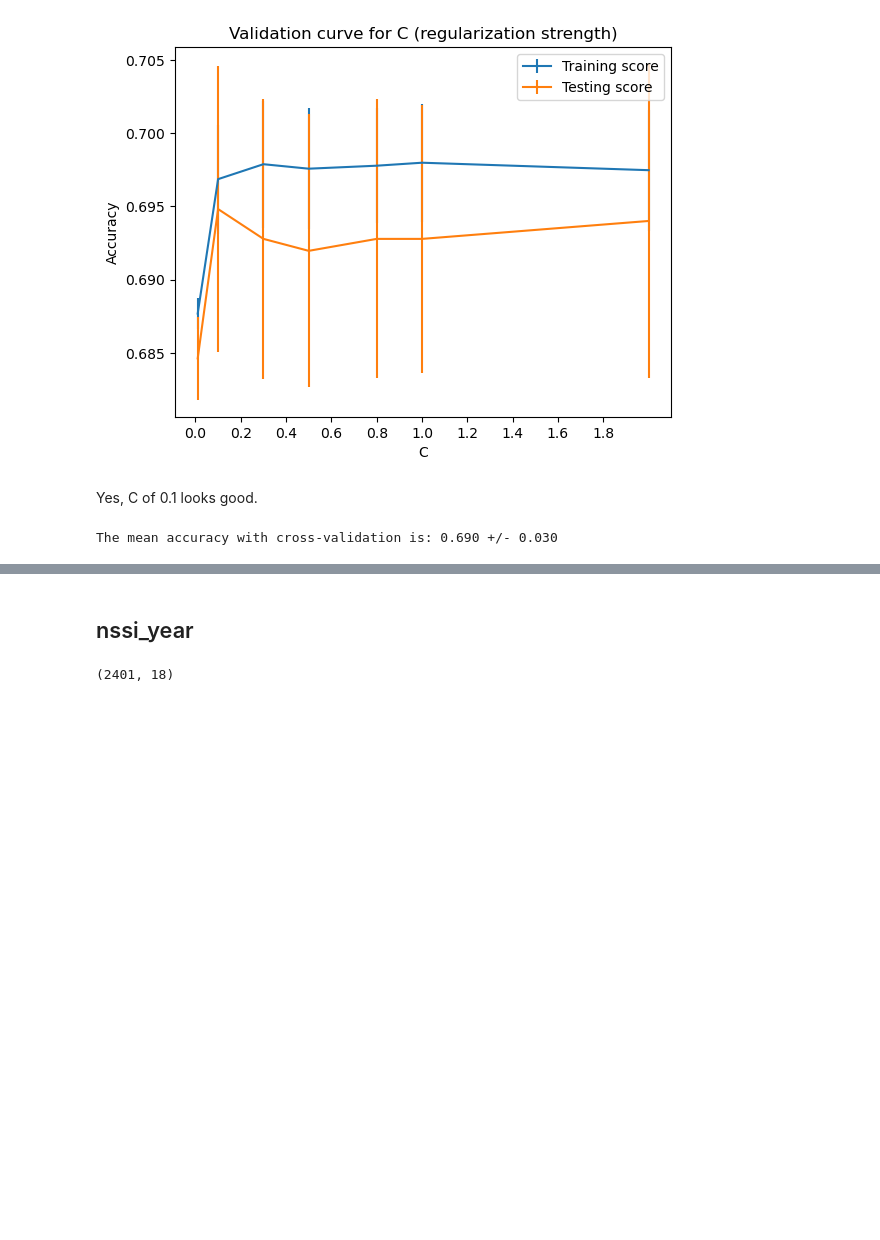
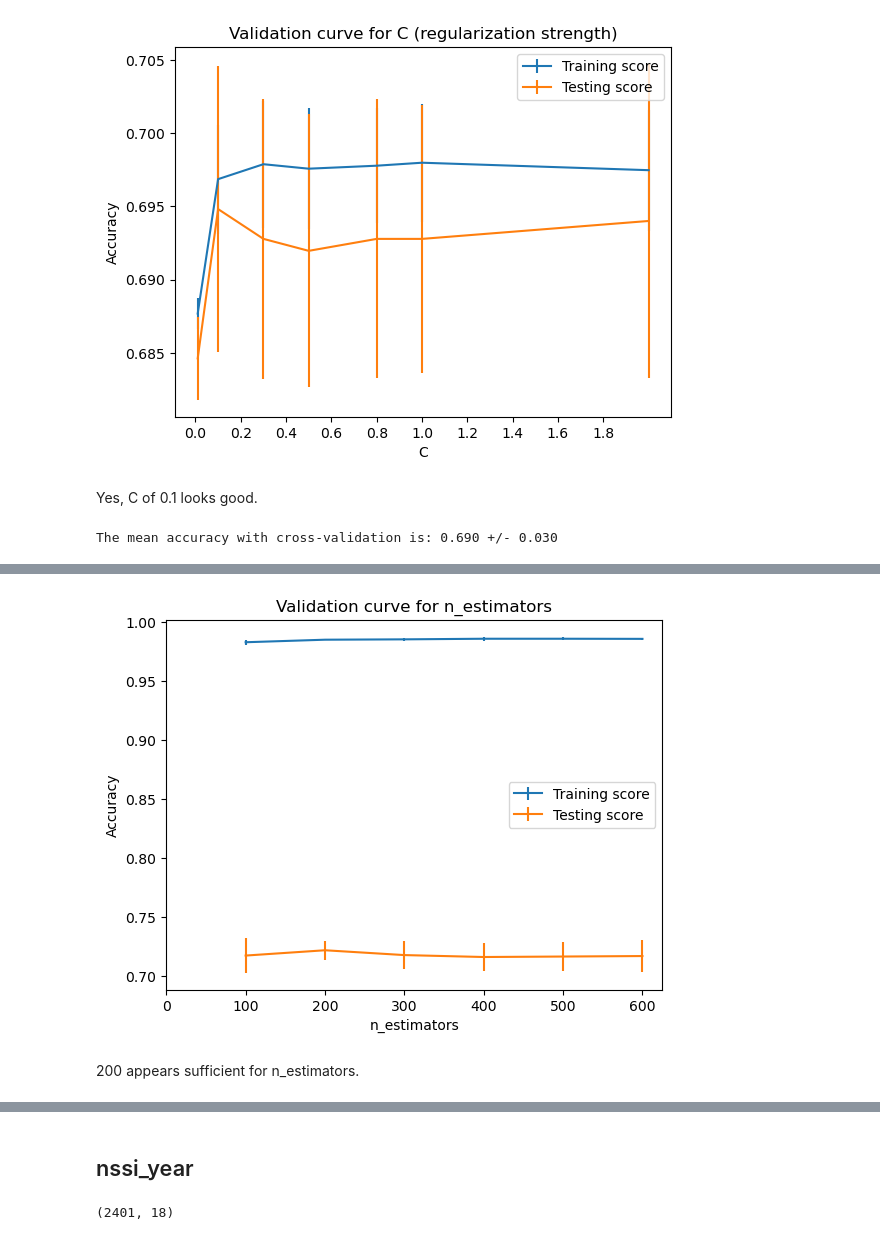
Before and after one commit to NRKako/machine_learning, a Jupyter notebook: self_harm.ipynb, the cells around one changed output, grey strips where cells are left out. Cells and saved outputs as stored; diff of their text form; code cells hidden in the pictures; blank space fills up the shorter version.

```diff
--- a/self_harm.ipynb
+++ b/self_harm.ipynb
@@ -840 +734,22 @@ There is no clear benefit to having more than 100 trees/estimators in the forest
+# %%
+pipeline.set_params(randomforestclassifier__max_features=0.3)
+
+# finally, tune n_estimators
+n_estimators_values = [100, 200, 300, 400, 500, 600]
+train_scores, test_scores = validation_curve(
+    pipeline, features, target, param_name='randomforestclassifier__n_estimators',
+    param_range=n_estimators_values, scoring='accuracy', n_jobs=2)
+# %%
+# plot validation curve for n_estimators
+plt.errorbar(n_estimators_values, train_scores.mean(axis=1), yerr=train_scores.std(axis=1), label="Training score")
+plt.errorbar(n_estimators_values, test_scores.mean(axis=1), yerr=test_scores.std(axis=1), label="Testing score")
+plt.legend()
+plt.xticks(np.arange(0, 700, 100))
+plt.xlabel("n_estimators")
+plt.ylabel("Accuracy")
+_ = plt.title("Validation curve for n_estimators")
+# %% [output]
+[figure, added]
+# %% [markdown]
+200 appears sufficient for n_estimators.
 # %%
```
Also changed, not shown: parts of 45 cells of this notebook.
